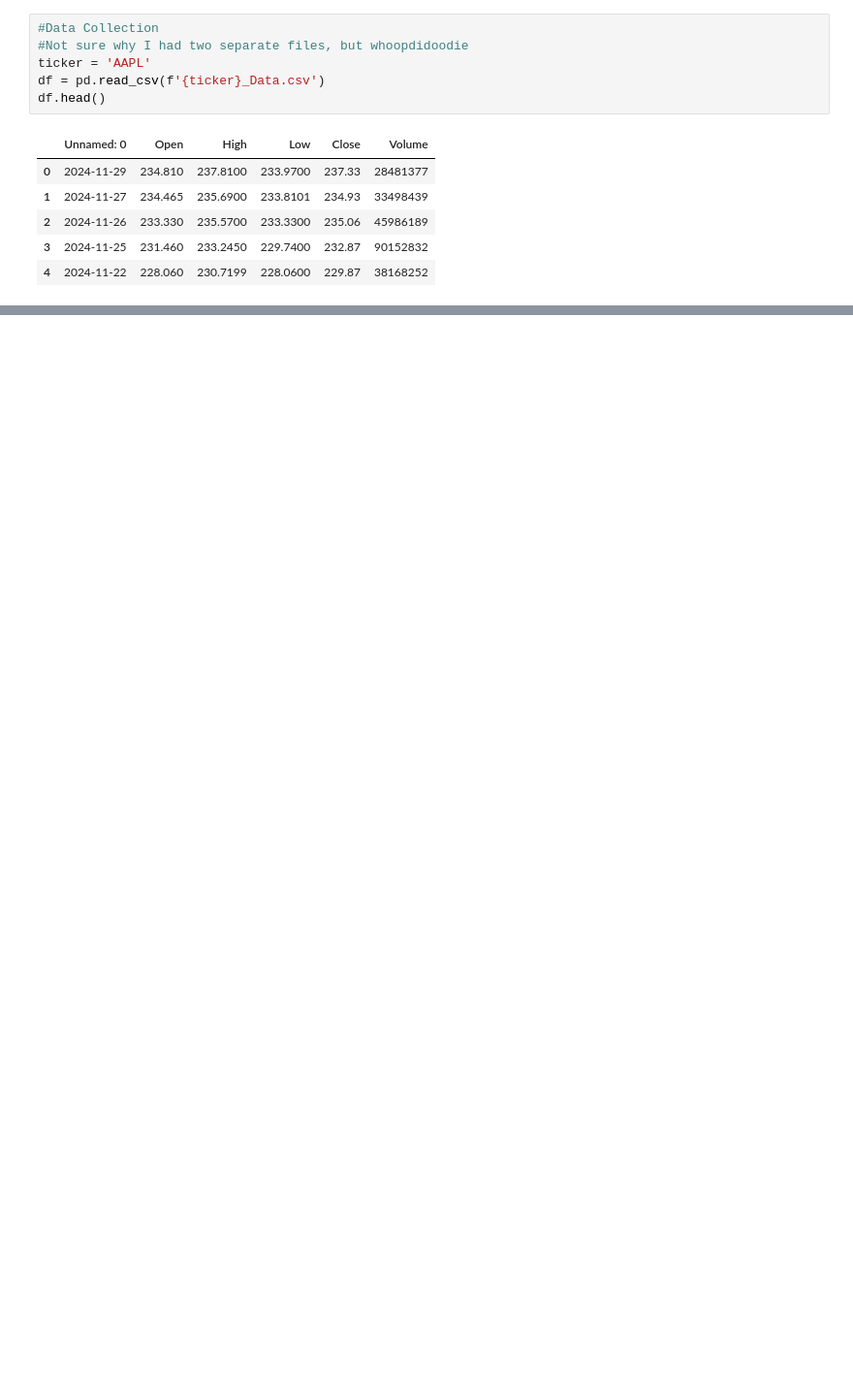
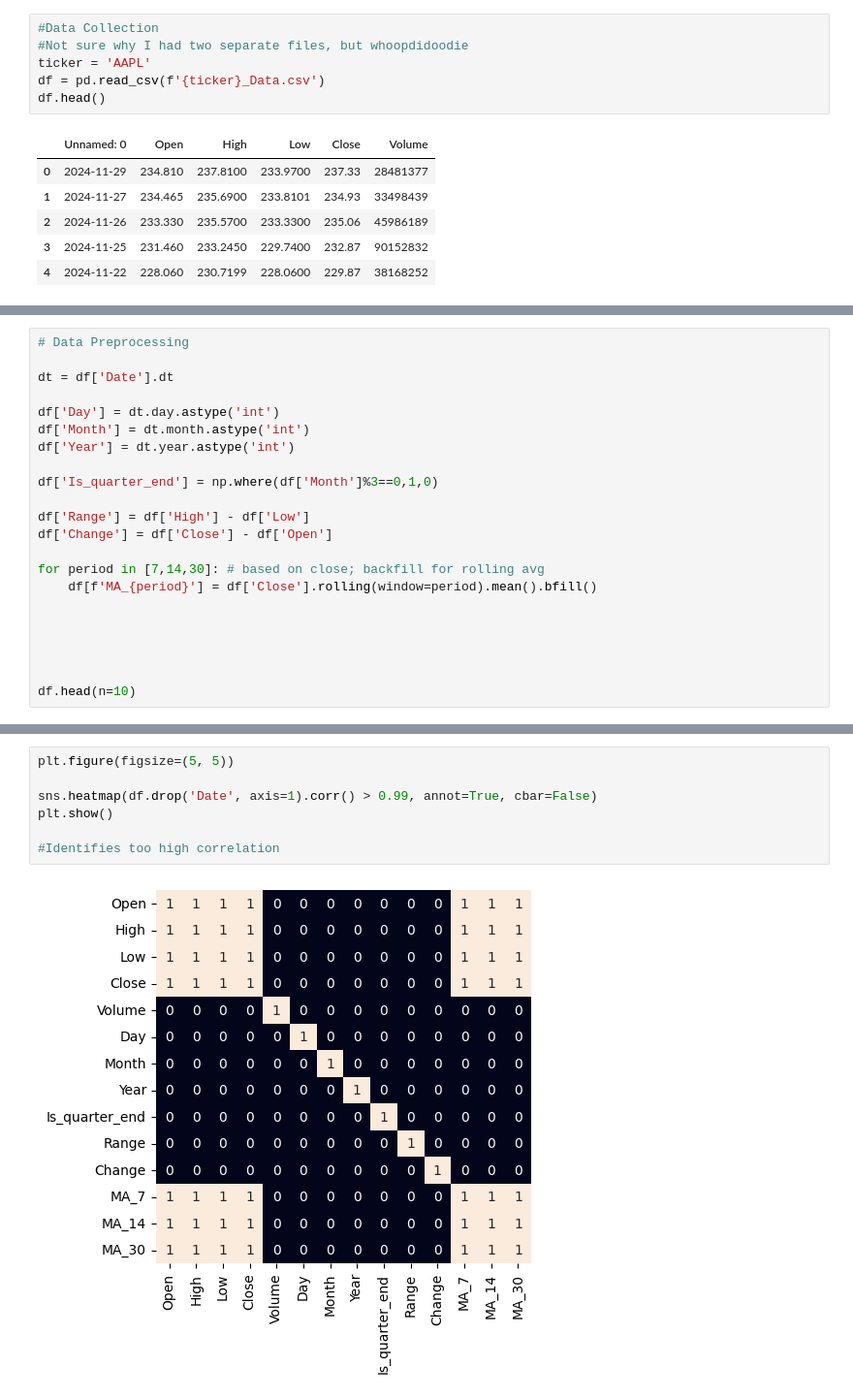
Before and after one commit to GregoryF27/Stock_ML_Regressor_Models, a Jupyter notebook: StockModeling.ipynb, the cells around one changed output, grey strips where cells are left out. Shown: that part at 97% size. Drawn from its saved outputs; the diff is of its cells as text; blank space fills up the shorter version.

```diff
--- a/StockModeling.ipynb
+++ b/StockModeling.ipynb
@@ -83,0 +106,22 @@ plt.show()
+# %%
+# Data Preprocessing
+
+dt = df['Date'].dt
+
+df['Day'] = dt.day.astype('int')
+df['Month'] = dt.month.astype('int')
+df['Year'] = dt.year.astype('int')
+
+df['Is_quarter_end'] = np.where(df['Month']%3==0,1,0)
+
+df['Range'] = df['High'] - df['Low']
+df['Change'] = df['Close'] - df['Open']
+
+for period in [7,14,30]: # based on close; backfill for rolling avg
+    df[f'MA_{period}'] = df['Close'].rolling(window=period).mean().bfill()
+
+
+
+
+
+df.head(n=10)
@@ -83,0 +140,9 @@ plt.show()
+# %%
+plt.figure(figsize=(5, 5))
+
+sns.heatmap(df.drop('Date', axis=1).corr() > 0.99, annot=True, cbar=False)
+plt.show()
+
+#Identifies too high correlation
+# %% [output]
+[figure, added]
```
Also changed, not shown: parts of 18 cells of this notebook, 1 other file.
